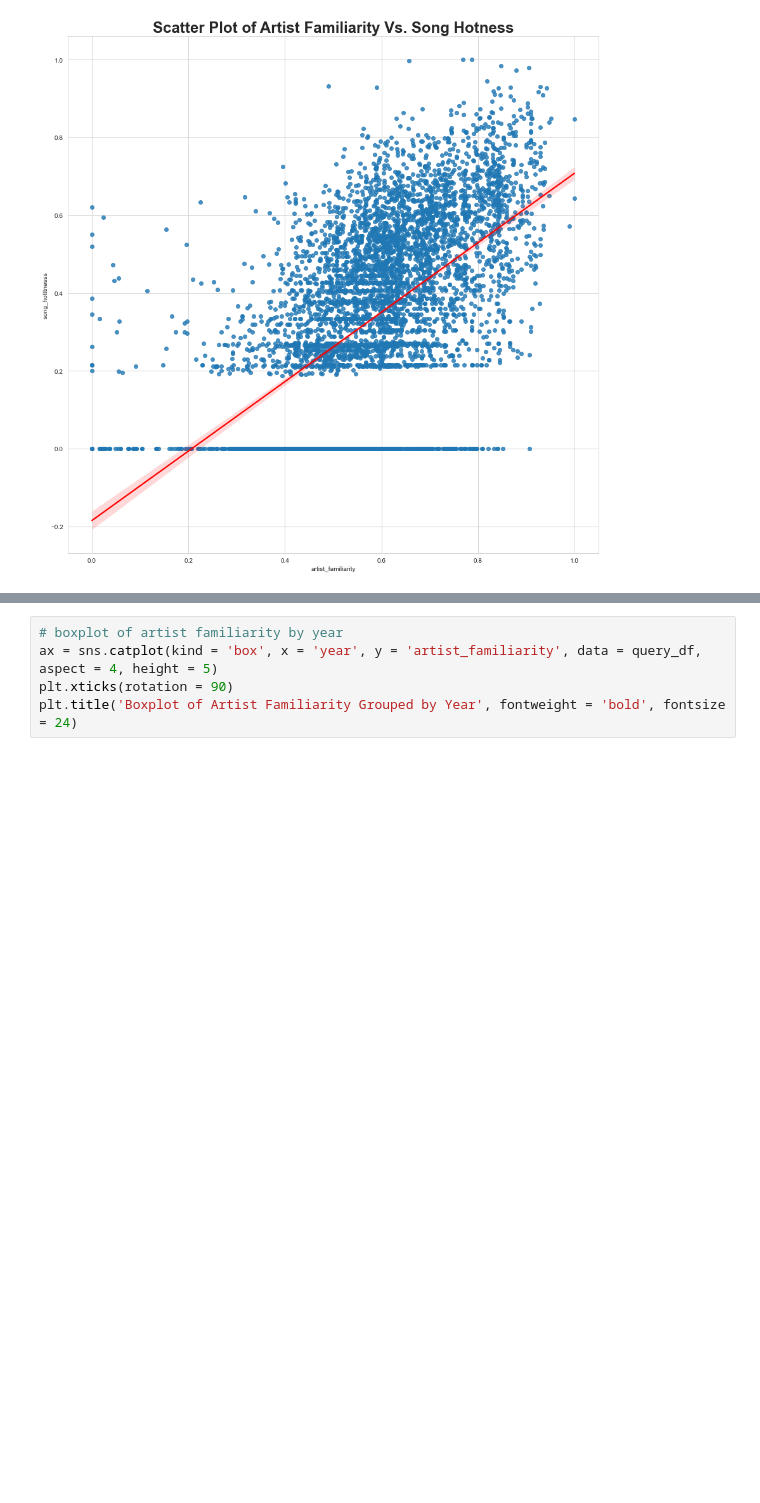
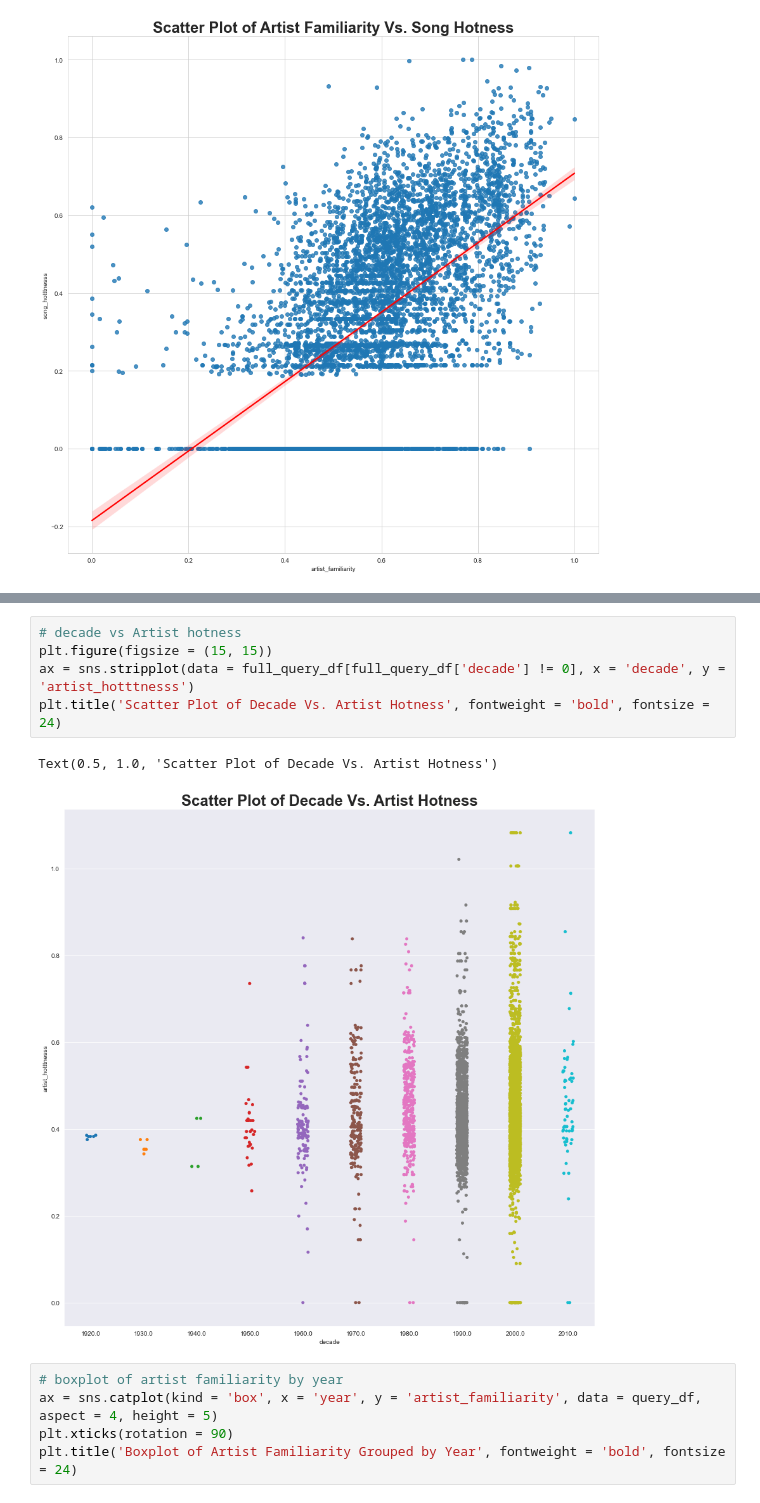
Before and after one commit to seankim658/Million-Song-Data-Analysis, a Jupyter notebook: Million Song Dataset Analysis.ipynb, the cells around one changed output, grey strips where cells are left out. Drawn from its saved outputs; the diff is of its cells as text; blank space fills up the shorter version.

```diff
--- a/Million Song Dataset Analysis.ipynb
+++ b/Million Song Dataset Analysis.ipynb
@@ -483,3 +551,11 @@ Text(0.5, 1.0, 'Scatter Plot of Artist Familiarity Vs. Song Hotness')
+# %%
+# decade vs Artist hotness
+plt.figure(figsize = (15, 15))
+ax = sns.stripplot(data = full_query_df[full_query_df['decade'] != 0], x = 'decade', y = 'artist_hotttnesss')
+plt.title('Scatter Plot of Decade Vs. Artist Hotness', fontweight = 'bold', fontsize = 24)
+# %% [output]
+Text(0.5, 1.0, 'Scatter Plot of Decade Vs. Artist Hotness')
+[figure, added]
 # %%
 # boxplot of artist familiarity by year
 ax = sns.catplot(kind = 'box', x = 'year', y = 'artist_familiarity', data = query_df, aspect = 4, height = 5)
```
Also changed, not shown: parts of 14 cells of this notebook.
